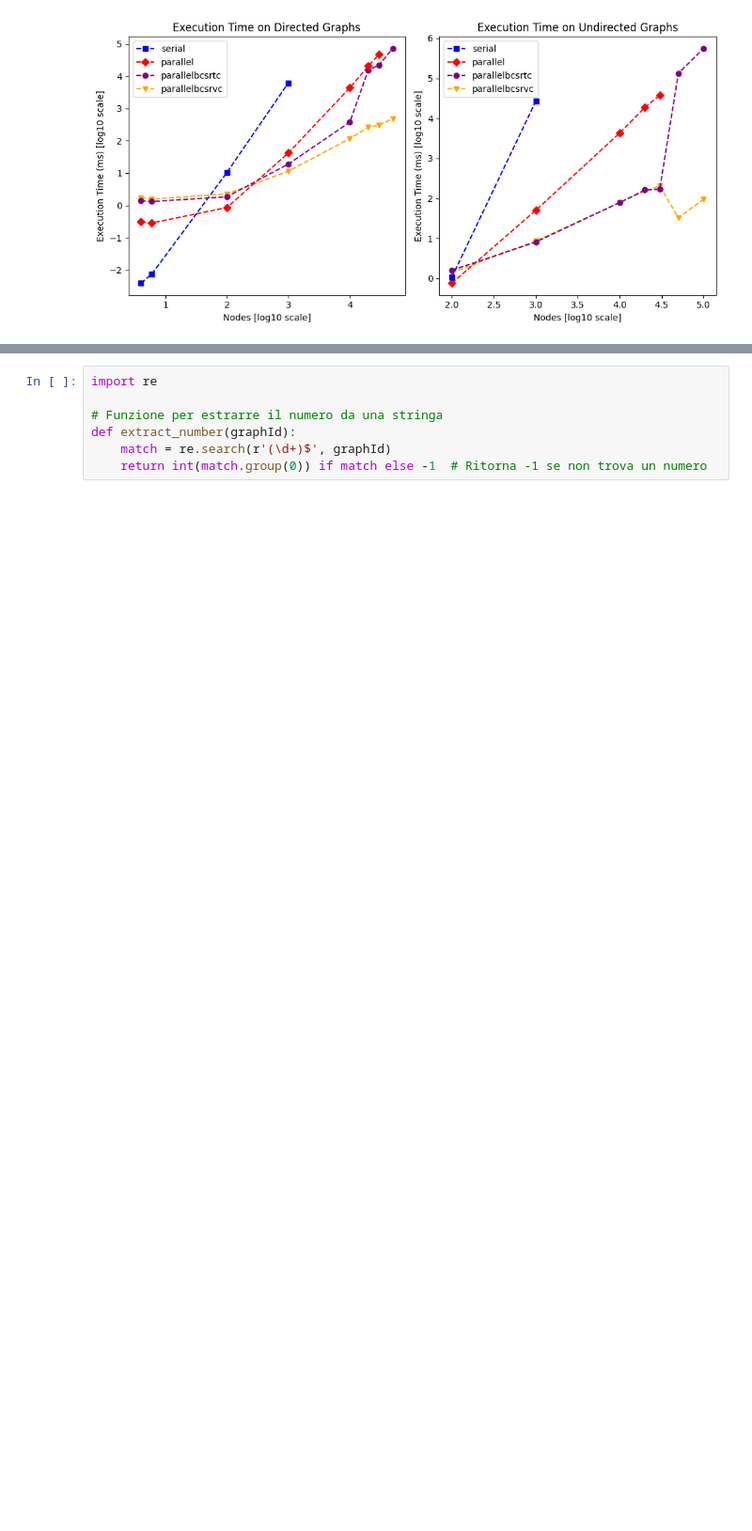
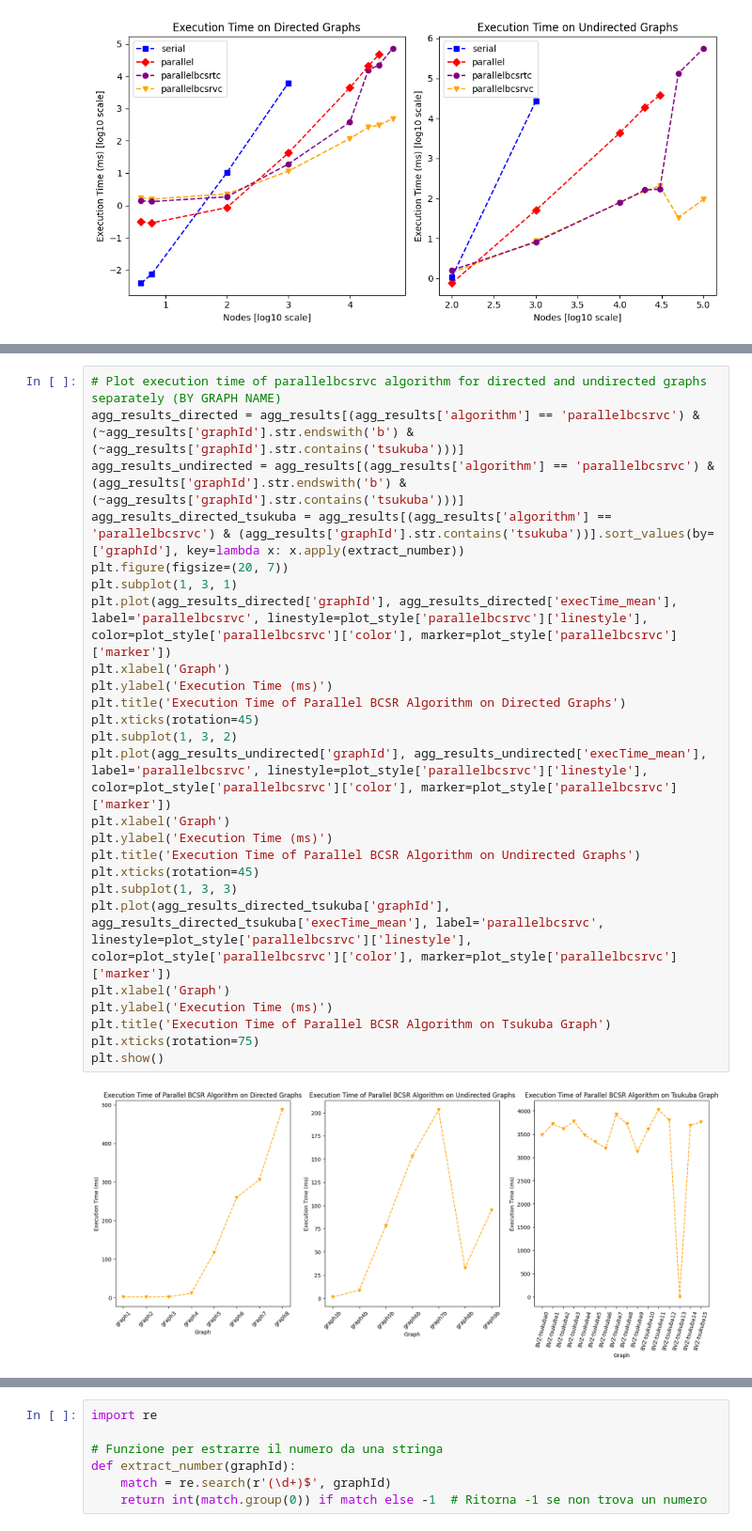
Before and after one commit to Daniele974/GraphCuts_CUDA, a Jupyter notebook: result_analysis_new.ipynb, the cells around one changed output, grey strips where cells are left out. Shown at 94% size. Saved outputs shown, nothing was run; the diff lists cells and outputs as text; blank space fills up the shorter version.

```diff
--- a/result_analysis_new.ipynb
+++ b/result_analysis_new.ipynb
@@ -197,0 +217,27 @@ plt.show()
+# %%
+# Plot execution time of parallelbcsrvc algorithm for directed and undirected graphs separately (BY GRAPH NAME)
+agg_results_directed = agg_results[(agg_results['algorithm'] == 'parallelbcsrvc') & (~agg_results['graphId'].str.endswith('b') & (~agg_results['graphId'].str.contains('tsukuba')))]
+agg_results_undirected = agg_results[(agg_results['algorithm'] == 'parallelbcsrvc') & (agg_results['graphId'].str.endswith('b') & (~agg_results['graphId'].str.contains('tsukuba')))]
+agg_results_directed_tsukuba = agg_results[(agg_results['algorithm'] == 'parallelbcsrvc') & (agg_results['graphId'].str.contains('tsukuba'))].sort_values(by=['graphId'], key=lambda x: x.apply(extract_number))
+plt.figure(figsize=(20, 7))
+plt.subplot(1, 3, 1)
+plt.plot(agg_results_directed['graphId'], agg_results_directed['execTime_mean'], label='parallelbcsrvc', linestyle=plot_style['parallelbcsrvc']['linestyle'], color=plot_style['parallelbcsrvc']['color'], marker=plot_style['parallelbcsrvc']['marker'])
+plt.xlabel('Graph')
+plt.ylabel('Execution Time (ms)')
+plt.title('Execution Time of Parallel BCSR Algorithm on Directed Graphs')
+plt.xticks(rotation=45)
+plt.subplot(1, 3, 2)
+plt.plot(agg_results_undirected['graphId'], agg_results_undirected['execTime_mean'], label='parallelbcsrvc', linestyle=plot_style['parallelbcsrvc']['linestyle'], color=plot_style['parallelbcsrvc']['color'], marker=plot_style['parallelbcsrvc']['marker'])
+plt.xlabel('Graph')
+plt.ylabel('Execution Time (ms)')
+plt.title('Execution Time of Parallel BCSR Algorithm on Undirected Graphs')
+plt.xticks(rotation=45)
+plt.subplot(1, 3, 3)
+plt.plot(agg_results_directed_tsukuba['graphId'], agg_results_directed_tsukuba['execTime_mean'], label='parallelbcsrvc', linestyle=plot_style['parallelbcsrvc']['linestyle'], color=plot_style['parallelbcsrvc']['color'], marker=plot_style['parallelbcsrvc']['marker'])
+plt.xlabel('Graph')
+plt.ylabel('Execution Time (ms)')
+plt.title('Execution Time of Parallel BCSR Algorithm on Tsukuba Graph')
+plt.xticks(rotation=75)
+plt.show()
+# %% [output]
+[figure, added]
```
Also changed, not shown: parts of 17 cells of this notebook.
